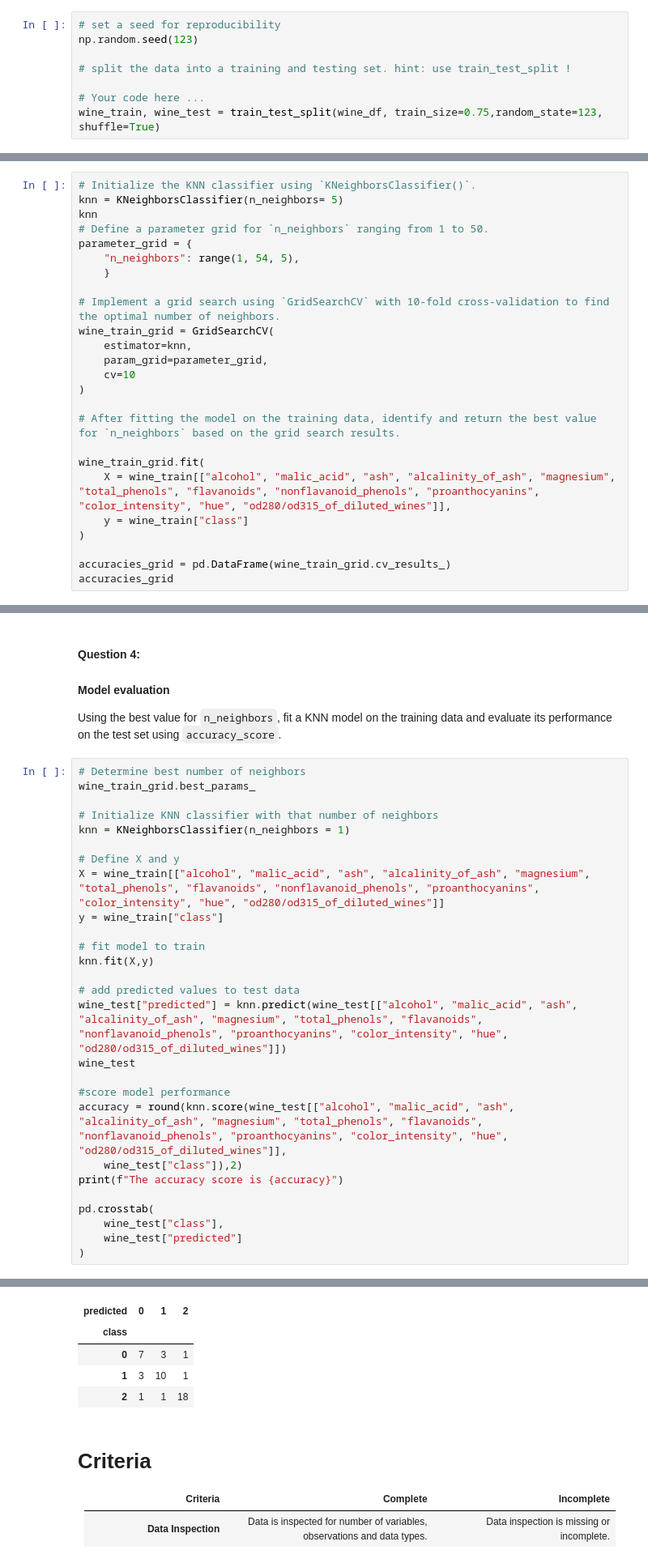
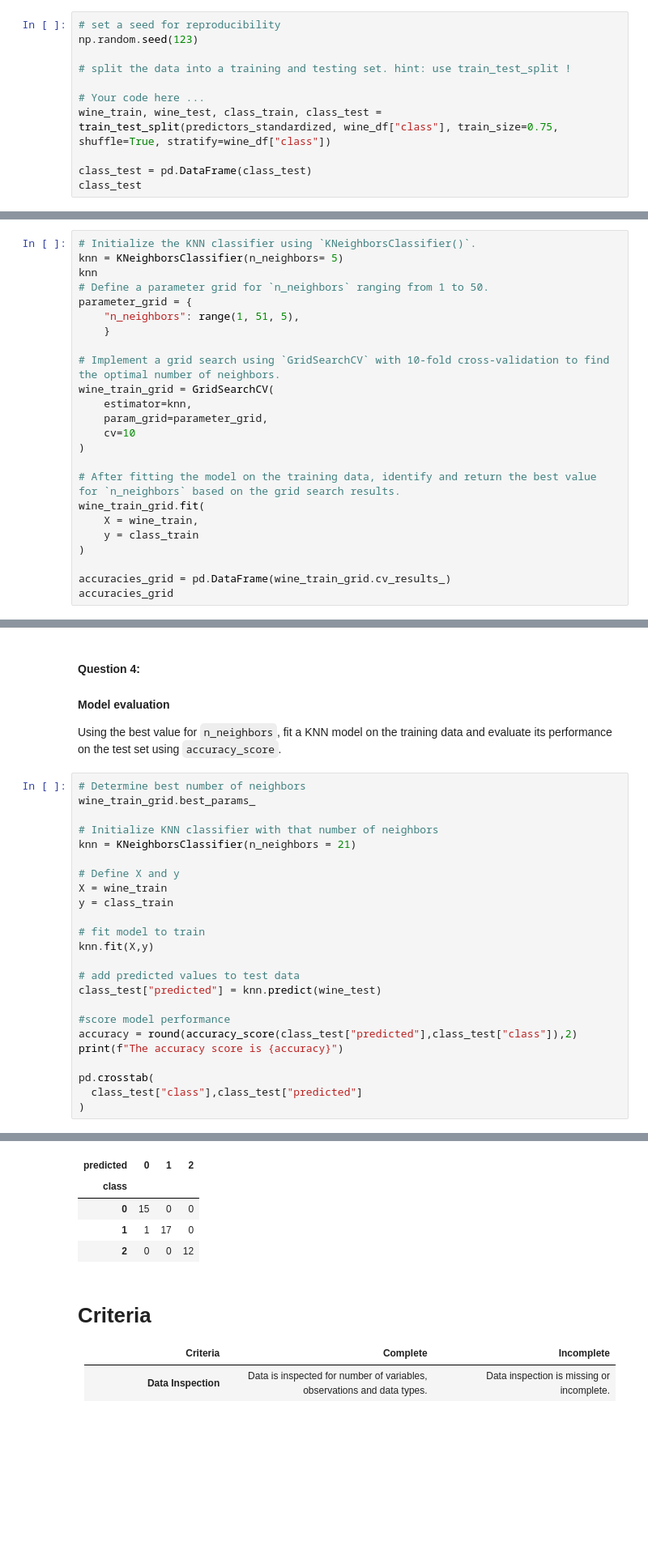
Before and after one commit to jnahmiach/LCR, a Jupyter notebook: 02_activities/assignments/assignment_1.ipynb, the cells around one changed output, grey strips where cells are left out. Shown at 81% size. Saved outputs shown, nothing was run; the diff lists cells and outputs as text; blank space fills up the shorter version.

```diff
--- a/02_activities/assignments/assignment_1.ipynb
+++ b/02_activities/assignments/assignment_1.ipynb
@@ -171,4 +164,7 @@ np.random.seed(123)
 # split the data into a training and testing set. hint: use train_test_split !
 
 # Your code here ...
-wine_train, wine_test = train_test_split(wine_df, train_size=0.75,random_state=123, shuffle=True)
+wine_train, wine_test, class_train, class_test = train_test_split(predictors_standardized, wine_df["class"], train_size=0.75, shuffle=True, stratify=wine_df["class"])
+
+class_test = pd.DataFrame(class_test)
+class_test
@@ -190,7 +204,7 @@ knn = KNeighborsClassifier(n_neighbors= 5)
 knn
 # Define a parameter grid for `n_neighbors` ranging from 1 to 50.
 parameter_grid = {
-    "n_neighbors": range(1, 54, 5),
+    "n_neighbors": range(1, 51, 5),
     }
 
 # Implement a grid search using `GridSearchCV` with 10-fold cross-validation to find the optimal number of neighbors.
@@ -201,10 +215,9 @@ wine_train_grid = GridSearchCV(
 )
 
 # After fitting the model on the training data, identify and return the best value for `n_neighbors` based on the grid search results.
-
 wine_train_grid.fit(
-    X = wine_train[["alcohol", "malic_acid", "ash", "alcalinity_of_ash", "magnesium", "total_phenols", "flavanoids", "nonflavanoid_phenols", "proanthocyanins", "color_intensity", "hue", "od280/od315_of_diluted_wines"]],
-    y = wine_train["class"]
+    X = wine_train,
+    y = class_train
 )
 
 accuracies_grid = pd.DataFrame(wine_train_grid.cv_results_)
@@ -232,26 +244,23 @@ Using the best value for `n_neighbors`, fit a KNN model on the training data and
 wine_train_grid.best_params_
 
 # Initialize KNN classifier with that number of neighbors
-knn = KNeighborsClassifier(n_neighbors = 1)
+knn = KNeighborsClassifier(n_neighbors = 21)
 
 # Define X and y
-X = wine_train[["alcohol", "malic_acid", "ash", "alcalinity_of_ash", "magnesium", "total_phenols", "flavanoids", "nonflavanoid_phenols", "proanthocyanins", "color_intensity", "hue", "od280/od315_of_diluted_wines"]]
-y = wine_train["class"]
+X = wine_train
+y = class_train
 
 # fit model to train
 knn.fit(X,y)
 
 # add predicted values to test data
-wine_test["predicted"] = knn.predict(wine_test[["alcohol", "malic_acid", "ash", "alcalinity_of_ash", "magnesium", "total_phenols", "flavanoids", "nonflavanoid_phenols", "proanthocyanins", "color_intensity", "hue", "od280/od315_of_diluted_wines"]])
-wine_test
+class_test["predicted"] = knn.predict(wine_test)
 
 #score model performance
-accuracy = round(knn.score(wine_test[["alcohol", "malic_acid", "ash", "alcalinity_of_ash", "magnesium", "total_phenols", "flavanoids", "nonflavanoid_phenols", "proanthocyanins", "color_intensity", "hue", "od280/od315_of_diluted_wines"]],
-    wine_test["class"]),2)
+accuracy = round(accuracy_score(class_test["predicted"],class_test["class"]),2)
 print(f"The accuracy score is {accuracy}")
 
 pd.crosstab(
-    wine_test["class"],
-    wine_test["predicted"]
+  class_test["class"],class_test["predicted"]
 )
 # %% [output]
@@ -260,8 +268,8 @@ The accuracy score is 0.78
 | predicted | 0 | 1 | 2 |
 | class |  |  |  |
-| 0 | 7 | 3 | 1 |
-| 1 | 3 | 10 | 1 |
-| 2 | 1 | 1 | 18 |
+| 0 | 15 | 0 | 0 |
+| 1 | 1 | 17 | 0 |
+| 2 | 0 | 0 | 12 |
 # %% [markdown]
 # Criteria
 
```
Also changed, not shown: parts of 6 cells of this notebook.
